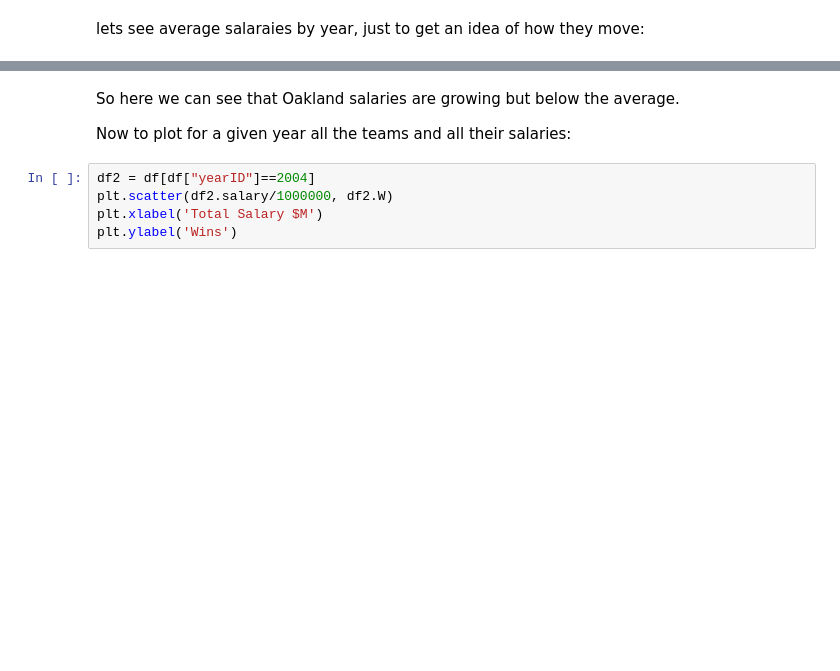
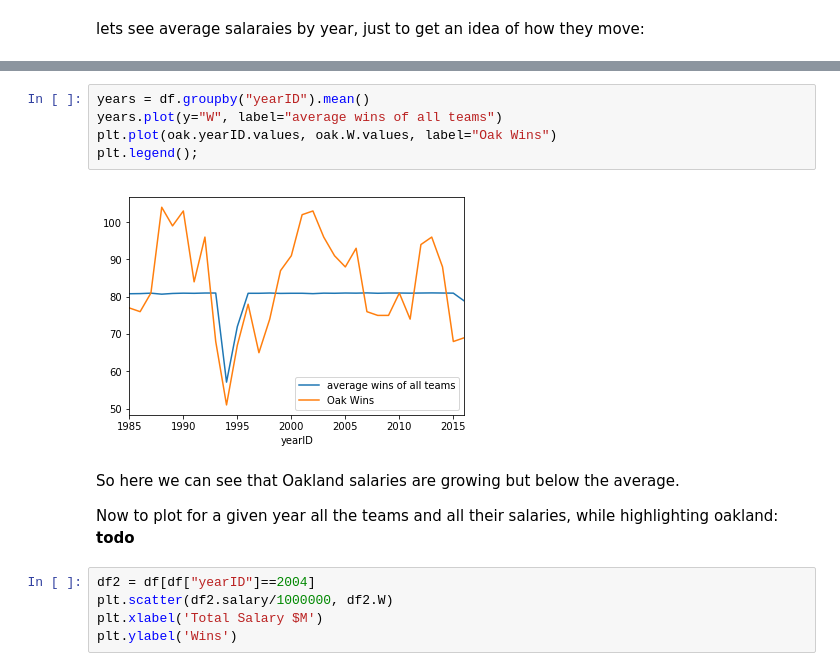
Before and after one commit to fergusio/cs109-2015, a Jupyter notebook: homework/HW1.ipynb, the cells around one changed output, grey strips where cells are left out. Drawn from its saved outputs; the diff is of its cells as text; blank space fills up the shorter version.

```diff
--- a/homework/HW1.ipynb
+++ b/homework/HW1.ipynb
@@ -268,7 +282,14 @@ plt.plot(oak.yearID.values, oak.salary.values, label="Oak Salary");
+# %%
+years = df.groupby("yearID").mean()
+years.plot(y="W", label="average wins of all teams")
+plt.plot(oak.yearID.values, oak.W.values, label="Oak Wins")
+plt.legend();
+# %% [output]
+[figure, added]
 # %% [markdown]
 So here we can see that Oakland salaries are growing but below the average.
 
-Now to plot for a given year all the teams and all their salaries:
+Now to plot for a given year all the teams and all their salaries, while highlighting oakland: **todo**
 # %%
 df2 = df[df["yearID"]==2004]
 plt.scatter(df2.salary/1000000, df2.W)
```
Also changed, not shown: parts of 9 cells of this notebook.
